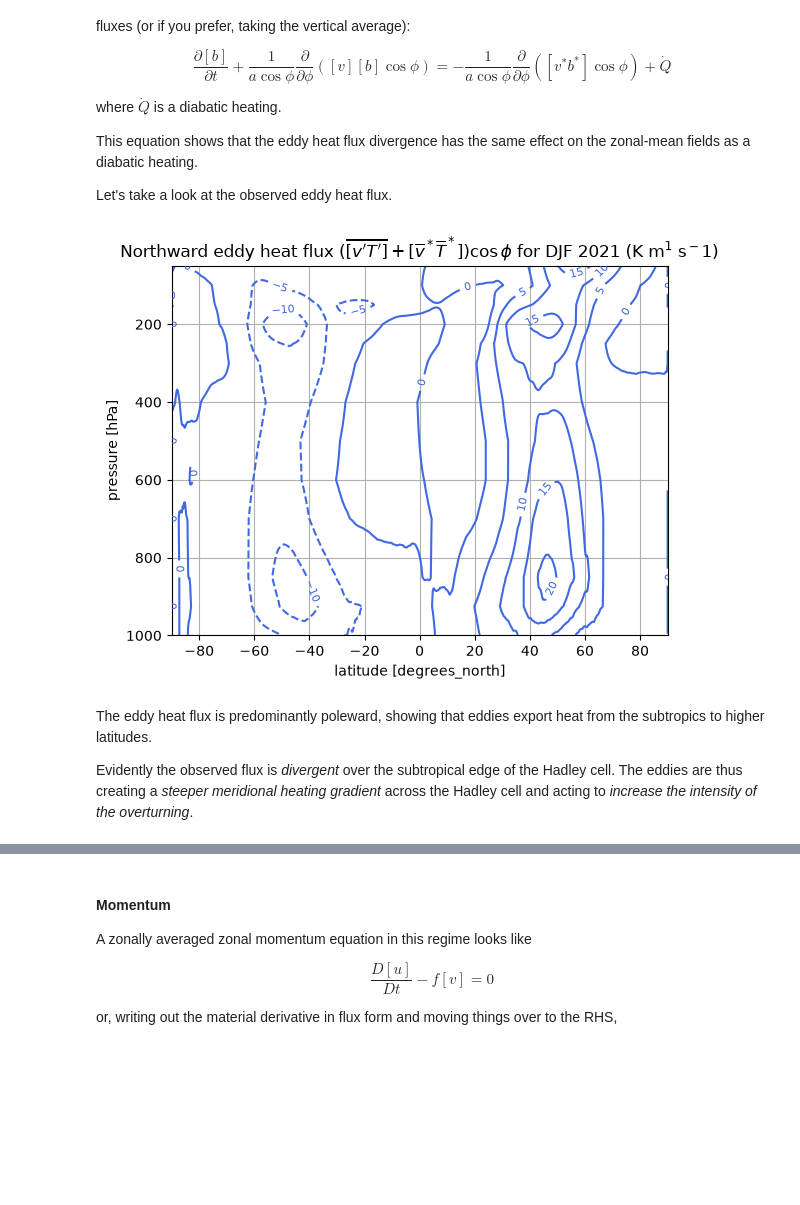
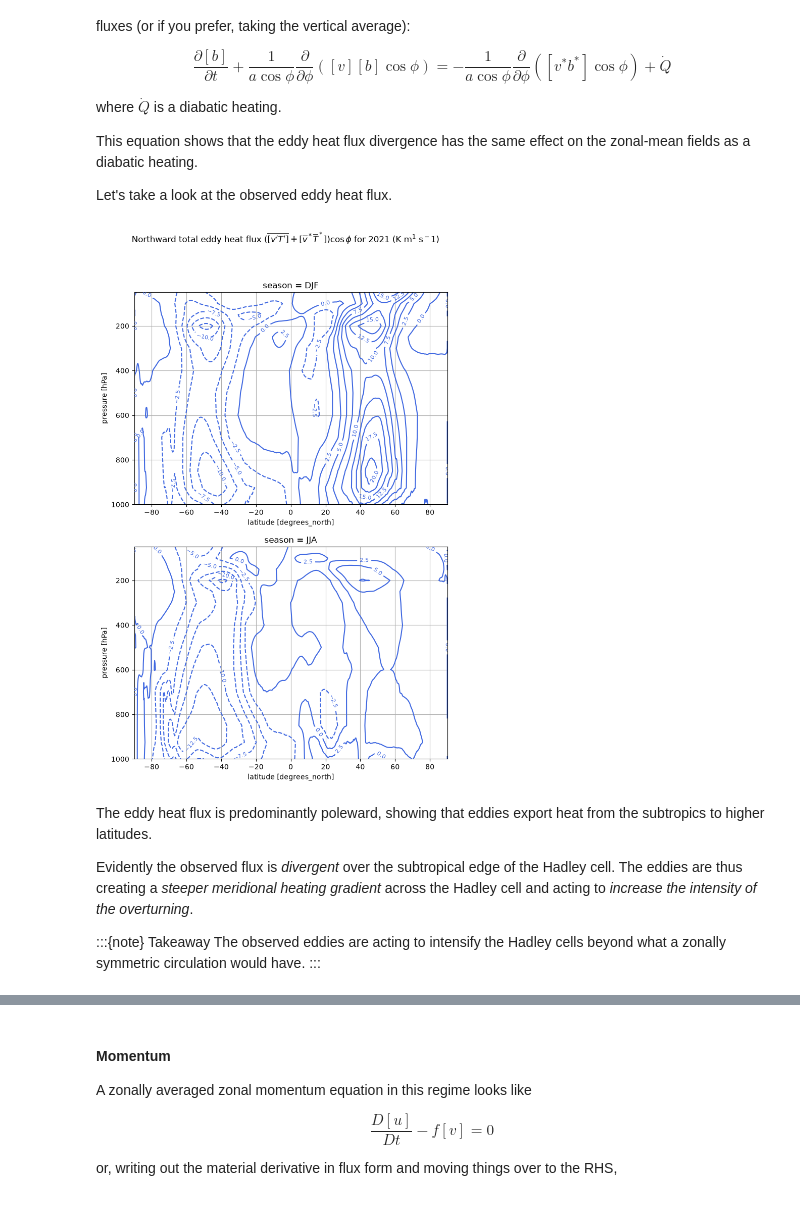
Before and after one commit to brian-rose/general-circulation, a Jupyter notebook: lectures/hadley.ipynb, the cells around one changed output, grey strips where cells are left out. Cells and saved outputs as stored; diff of their text form; code cells hidden in the pictures; blank space fills up the shorter version.

```diff
--- a/lectures/hadley.ipynb
+++ b/lectures/hadley.ipynb
@@ -194,7 +194,7 @@ A key point here is that this profile of $M_{eq}$ clearly has a maximum on the e
 To see this visually, let's plot $M_{eq}$:
 # %%
 sidereal_day = 86164.0905  # in seconds -- we definitely don't need this accuracy but hey
-Omega = 2*np.pi / sidereal_day
+Omega = 2*pi / sidereal_day
 uT = 100. # tropopause-level wind speed in m/s -- order of magnitude estimate
 
 # The temporal Rossby number
@@ -476,7 +476,7 @@ coslat = np.cos(np.deg2rad(v.latitude))
 
 Pa_per_hPa = 100.
 # Use units of 10^9 kg/s
-psi = 2*np.pi*a*coslat/g * vbracket_zeros.cumulative_integrate(coord='pressure_level') / 1E9 * Pa_per_hPa
+psi = 2*pi*a*coslat/g * vbracket_zeros.cumulative_integrate(coord='pressure_level') / 1E9 * Pa_per_hPa
 # Need to multiply by 100 because the 'lev' coordinate is in units of hPa, not Pa
 # %% [markdown]
 ### Calculate the absolute angular momentum
@@ -600,16 +613,20 @@ def compute_flux_components(vbar, Abar, vA_bar, Aref=0.):
 uv = xr.open_dataarray(era5_path + "uv_bar.2021.nc")
 uv_components = compute_flux_components(v, u, uv)
 # %%
-fig, ax = plt.subplots()
+fig, axes = plt.subplots(2,1,figsize=(8,12))
 
 momflux_levels = np.arange(-85, 85, 10.)
 momentum_flux = (uv_components['stationary'] + uv_components['transient']) * coslat
-CS = momentum_flux.sel(season='DJF').plot.contour(x='latitude',
+
+for ind, seas in enumerate(['DJF', 'JJA']):
+    ax = axes[ind]
+    CS = momentum_flux.sel(season=seas).plot.contour(ax=ax,
+                                   x='latitude',
                                    yincrease=False,
                                    levels=momflux_levels,
                                    colors='royalblue',
                                   )
-ax.clabel(CS, CS.levels, inline=True, fontsize=8)
-ax.grid()
-ax.set_title(r'Northward eddy momentum flux $(\overline{[u^\prime v^\prime]} + [\overline{u}^* \overline{v}^*]) \cos\phi$ for DJF 2021 (m$^2$ s$^{-2}$)');
+    ax.clabel(CS, CS.levels, inline=True, fontsize=8)
+    ax.grid()
+plt.suptitle(r'Northward total eddy momentum flux $(\overline{[u^\prime v^\prime]} + [\overline{u}^* \overline{v}^*]) \cos\phi$ for 2021 (m$^2$ s$^{-2}$)');
 # %% [output]
@@ -638,26 +659,33 @@ vT = xr.open_dataarray(era5_path + "vT_bar.2021.nc")
 
 vT_components = compute_flux_components(v, T, vT)
 # %%
-fig, ax = plt.subplots()
+fig, axes = plt.subplots(2,1,figsize=(8,12))
 
-heatflux_levels = np.arange(-40, 45, 5.)
+heatflux_levels = np.arange(-40, 45, 2.5)
 
 heat_flux = (vT_components['stationary'] + vT_components['transient']) * coslat
 
-CS = heat_flux.sel(season="DJF").plot.contour(x='latitude',
+for ind, seas in enumerate(['DJF', 'JJA']):
+    ax = axes[ind]
+    CS = heat_flux.sel(season=seas).plot.contour(ax=ax,
+                                   x='latitude',
                                    yincrease=False,
                                    levels=heatflux_levels,
                                    colors='royalblue',
                                   )
-ax.clabel(CS, CS.levels, inline=True, fontsize=8)
-ax.grid()
-ax.set_title(r'Northward eddy heat flux $(\overline{[v^\prime T^\prime]} + [\overline{v}^* \overline{T}^*]) \cos\phi$ for DJF 2021 (K m$^1$ s$^-1$)');
+    ax.clabel(CS, CS.levels, inline=True, fontsize=8)
+    ax.grid()
+plt.suptitle(r'Northward total eddy heat flux $(\overline{[v^\prime T^\prime]} + [\overline{v}^* \overline{T}^*]) \cos\phi$ for 2021 (K m$^1$ s$^-1$)');
 # %% [output]
-[figure, old version]
+[figure, new version]
 # %% [markdown]
 The eddy heat flux is predominantly poleward, showing that eddies export heat from the subtropics to higher latitudes.
 
 Evidently the observed flux is *divergent* over the subtropical edge of the Hadley cell. The eddies are thus creating a *steeper meridional heating gradient* across the Hadley cell and acting to *increase the intensity of the overturning*.
+
+:::{note} Takeaway
+The observed eddies are acting to intensify the Hadley cells beyond what a zonally symmetric circulation would have.
+:::
 # %% [markdown]
 ## An idealized eddy-driven Hadley cell model
 
```
Also changed, not shown: parts of 8 cells of this notebook.
